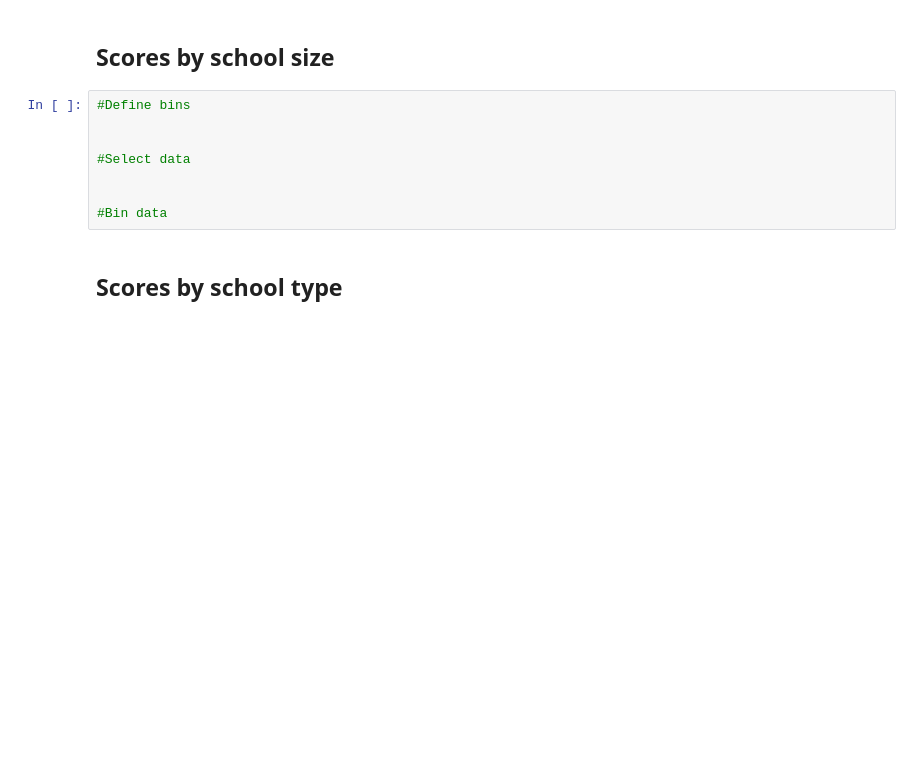
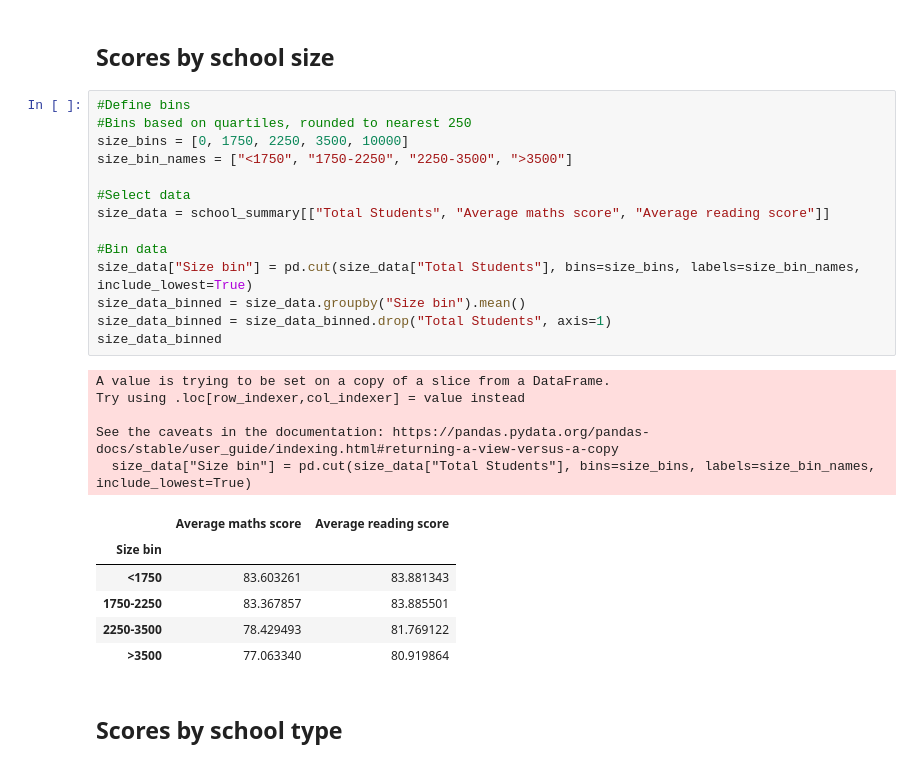
Before and after one commit to TomHOldershaw/Pandas-Challenge, a Jupyter notebook: PyCitySchools/PyCitySchools.ipynb, the cells around one changed output. Cells and saved outputs as stored; diff of their text form; blank space fills up the shorter version.

```diff
--- a/PyCitySchools/PyCitySchools.ipynb
+++ b/PyCitySchools/PyCitySchools.ipynb
@@ -315,12 +316,30 @@ Scores by school size
 ---------------------
 # %%
 #Define bins
-
+#Bins based on quartiles, rounded to nearest 250
+size_bins = [0, 1750, 2250, 3500, 10000]
+size_bin_names = ["<1750", "1750-2250", "2250-3500", ">3500"]
 
 #Select data
-
+size_data = school_summary[["Total Students", "Average maths score", "Average reading score"]]
 
 #Bin data
+size_data["Size bin"] = pd.cut(size_data["Total Students"], bins=size_bins, labels=size_bin_names, include_lowest=True)
+size_data_binned = size_data.groupby("Size bin").mean()
+size_data_binned = size_data_binned.drop("Total Students", axis=1)
+size_data_binned
+# %% [output]
+A value is trying to be set on a copy of a slice from a DataFrame.
+Try using .loc[row_indexer,col_indexer] = value instead
+
+See the caveats in the documentation: https://pandas.pydata.org/pandas-docs/stable/user_guide/indexing.html#returning-a-view-versus-a-copy
+  size_data["Size bin"] = pd.cut(size_data["Total Students"], bins=size_bins, labels=size_bin_names, include_lowest=True)
+|  | Average maths score | Average reading score |
+| Size bin |  |  |
+| <1750 | 83.603261 | 83.881343 |
+| 1750-2250 | 83.367857 | 83.885501 |
+| 2250-3500 | 78.429493 | 81.769122 |
+| >3500 | 77.063340 | 80.919864 |
 # %% [markdown]
 Scores by school type
 ---------------------
```
Also changed, not shown: parts of 5 cells of this notebook.
